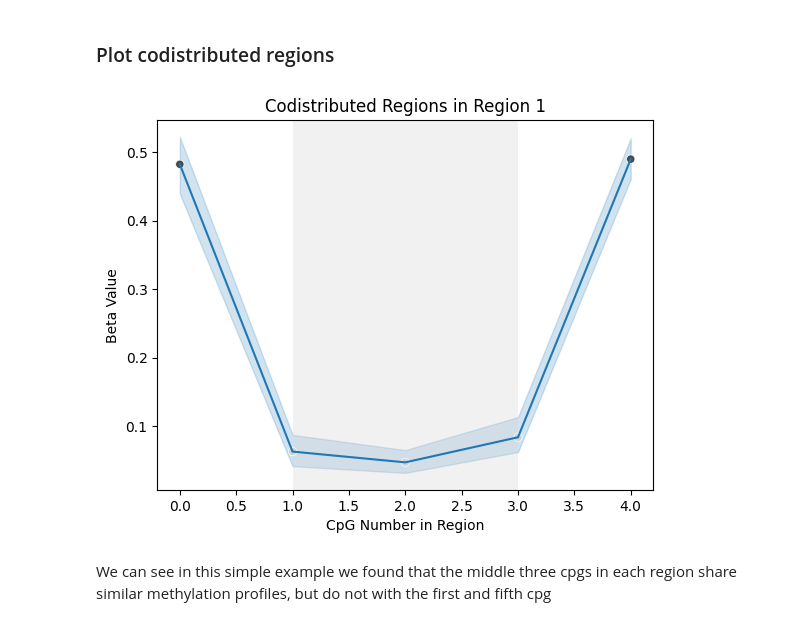
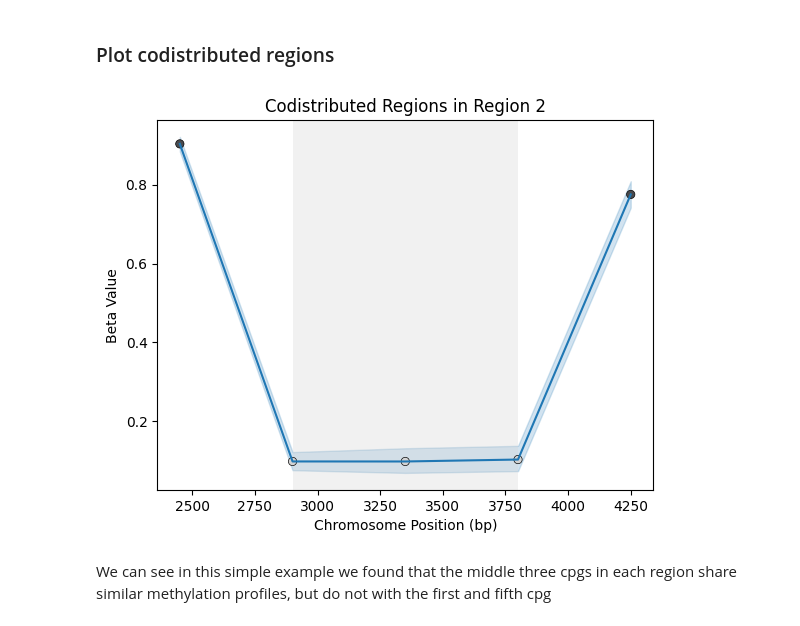
Before and after one commit to AndyCGraham/pyMethTools, a Jupyter notebook: vignettes/vignette.ipynb, the cells around one changed output. Saved outputs shown, nothing was run; the diff lists cells and outputs as text; code cells hidden in the pictures.

```diff
--- a/vignettes/vignette.ipynb
+++ b/vignettes/vignette.ipynb
@@ -12,13 +8,0 @@ Make some fake data to base simulations off - 15 cpgs in 3 target regions for 15
-# %%
-sample_size=15
-n_cpg=15
-meth_levels=[0.5,0.06,0.06,0.06,0.5,0.9,0.1,0.1,0.1,0.8, 0.6,0.12,0.13,0.14,0.5]
-coverage = np.empty(shape=(n_cpg,sample_size), dtype=int)
-meth = np.empty(shape=(n_cpg,sample_size), dtype=int)
-for sample in range(0, sample_size):
-    n=int(np.random.normal(30,1))
-    coverage[:,sample]=np.repeat(n,n_cpg)
-    for cpg,k in zip(range(0, n_cpg+1),meth_levels):
-        meth[cpg,sample]=np.random.binomial(n, k, 1)[0]
-regions = np.repeat([1,2,3], 5)
-meth
@@ -46,0 +11,13 @@ obj = pyMethObj(meth,coverage,regions)
+# %%
+sample_size=15
+n_cpg=15
+read_depth=30
+meth_levels=[0.5,0.06,0.06,0.06,0.5,0.9,0.1,0.1,0.1,0.8, 0.6,0.12,0.13,0.14,0.5]
+coverage = np.empty(shape=(n_cpg,sample_size), dtype=int)
+meth = np.empty(shape=(n_cpg,sample_size), dtype=int)
+for sample in range(0, sample_size):
+    n=int(np.random.normal(read_depth,1))
+    coverage[:,sample]=np.repeat(n,n_cpg)
+    for cpg,k in zip(range(0, n_cpg+1),meth_levels):
+        meth[cpg,sample]=np.random.binomial(n, k, 1)[0]
+regions = np.repeat([1,2,3], 5)
@@ -47,2 +26,4 @@ obj = pyMethObj(meth,coverage,regions)
 # %%
+%%time
+obj = pyMethObj(meth,coverage,regions,genomic_positions=np.array(range(200,6600,450)))
 obj.fit_betabinom()
@@ -59,9 +52,9 @@ array(['0', '1_1-3', '1_1-3', '1_1-3', '4', '5', '2_1-3', '2_1-3',
 # %% [markdown]
 ### Plot codistributed regions
 # %%
-obj.region_plot(1)
+obj.region_plot(2, smooth=False)
 # %% [output]
-[figure, old version]
+[figure, new version]
 # %% [markdown]
 We can see in this simple example we found that the middle three cpgs in each region share similar methylation profiles, but do not with the first and fifth cpg
 # %% [markdown]
```
Also changed, not shown: parts of 21 cells of this notebook, 14 other files.
